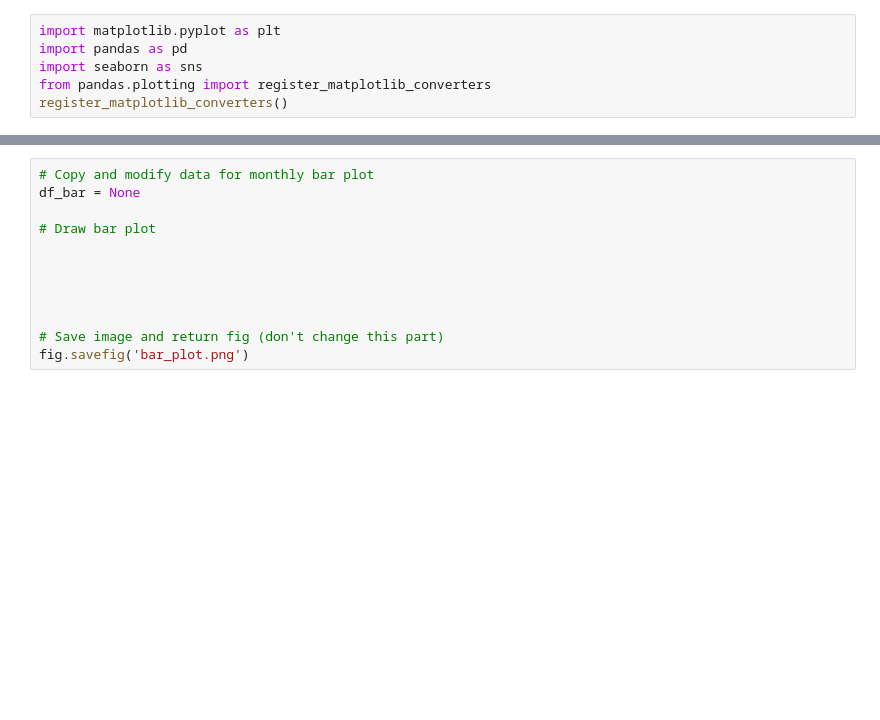
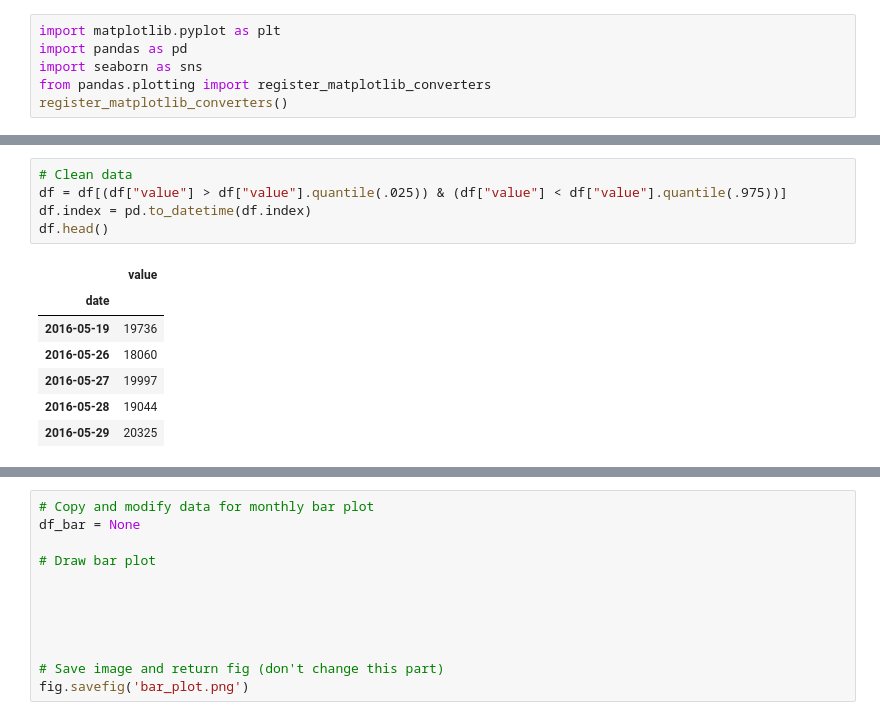
Before and after one commit to danhtran2k20/pyData, a Jupyter notebook: zpyDS0_Project/page-view-time-series-visualizer/time_series_visualizer.ipynb, the cells around one changed output, grey strips where cells are left out. Drawn from its saved outputs; the diff is of its cells as text; blank space fills up the shorter version.

```diff
--- a/zpyDS0_Project/page-view-time-series-visualizer/time_series_visualizer.ipynb
+++ b/zpyDS0_Project/page-view-time-series-visualizer/time_series_visualizer.ipynb
@@ -25,0 +33,13 @@ df = None
+# %%
+# Clean data
+df = df[(df["value"] > df["value"].quantile(.025)) & (df["value"] < df["value"].quantile(.975))]
+df.index = pd.to_datetime(df.index)
+df.head()
+# %% [output]
+|  | value |
+| date |  |
+| 2016-05-19 | 19736 |
+| 2016-05-26 | 18060 |
+| 2016-05-27 | 19997 |
+| 2016-05-28 | 19044 |
+| 2016-05-29 | 20325 |
```
Also changed, not shown: parts of 4 cells of this notebook, 5 other files.
